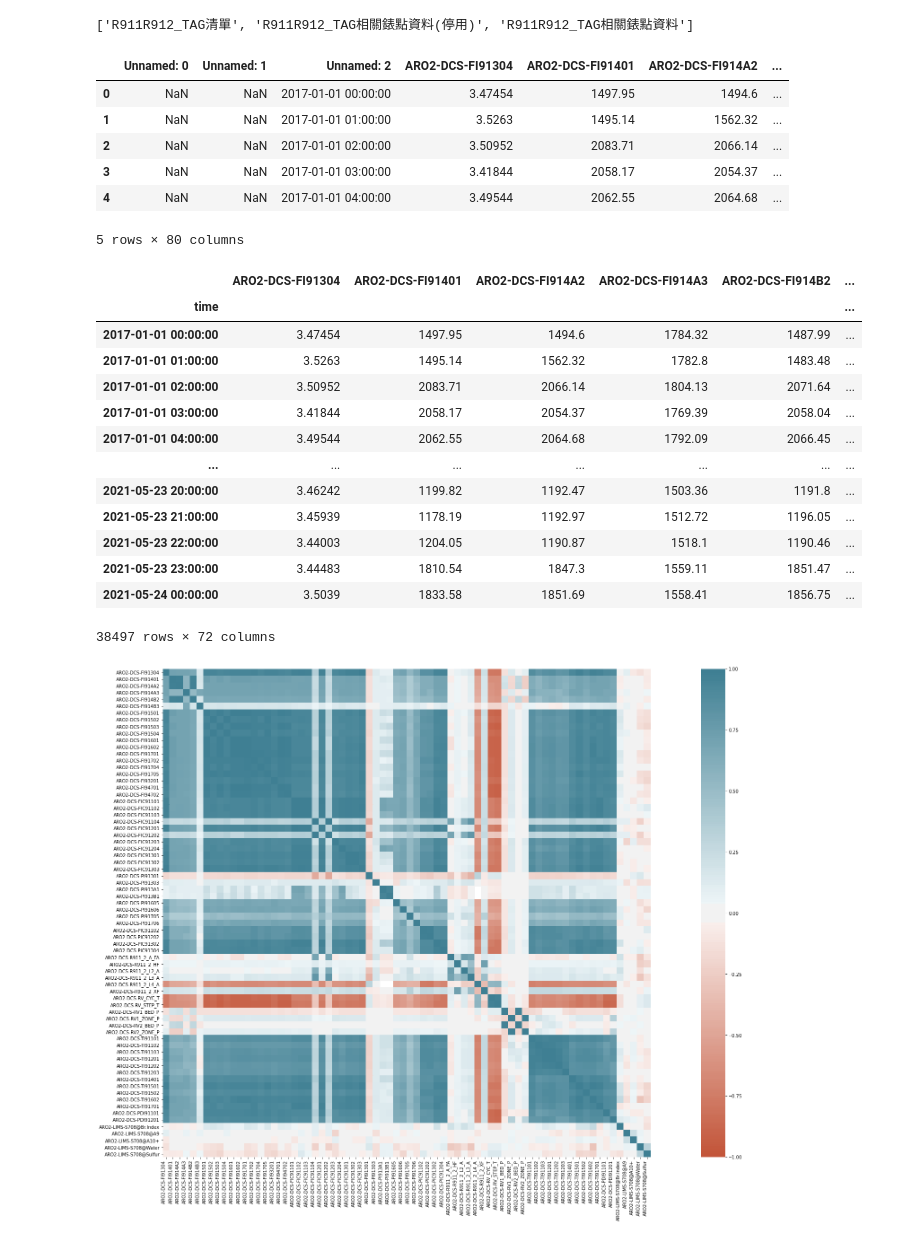
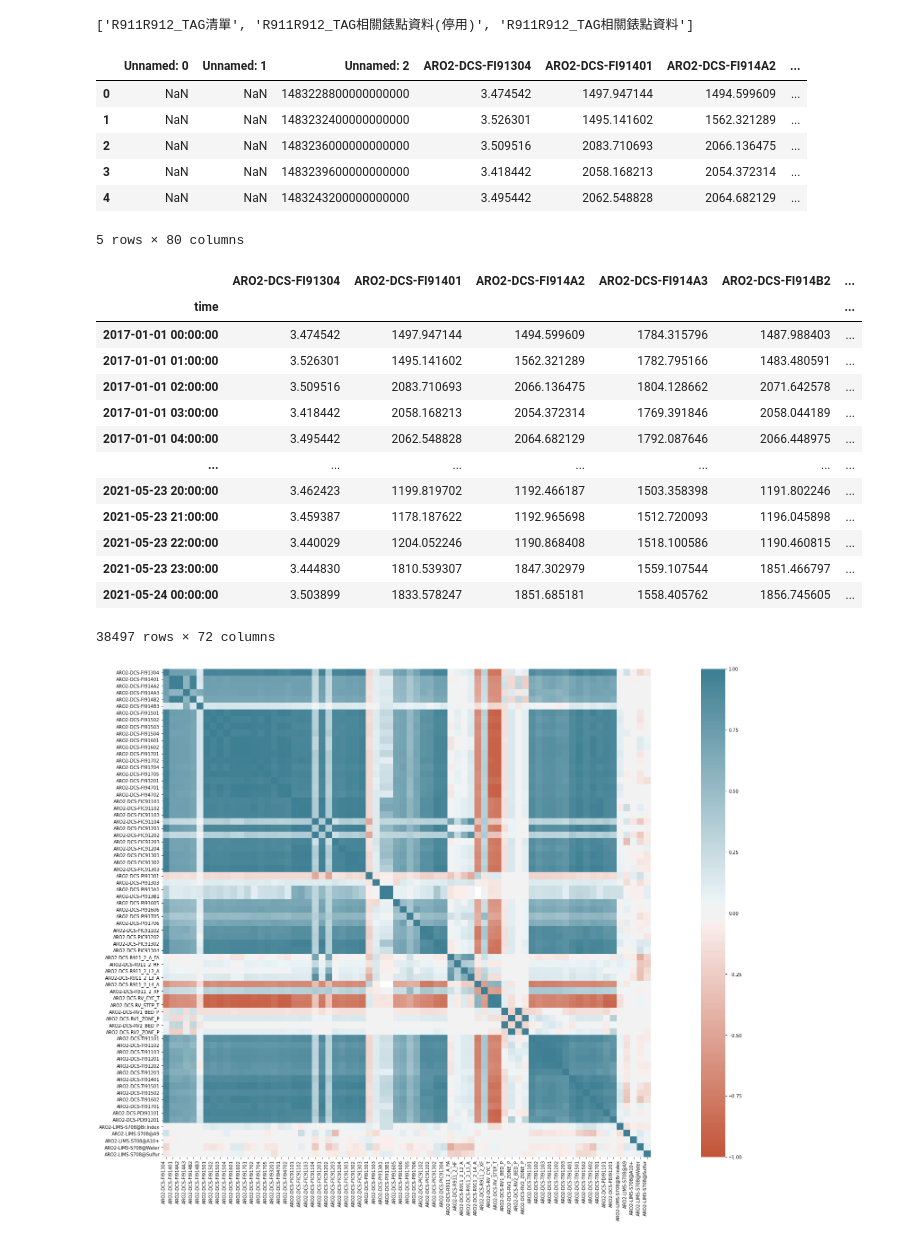
Before and after one commit to skywalker0803r/R911R912, a Jupyter notebook: EDA.ipynb, the cells around one changed output. Cells and saved outputs as stored; diff of their text form; code cells hidden in the pictures.

```diff
--- a/EDA.ipynb
+++ b/EDA.ipynb
@@ -11,14 +11,16 @@ sheets
 ['R911R912_TAG清單', 'R911R912_TAG相關錶點資料(停用)', 'R911R912_TAG相關錶點資料']
 # %%
 df = pd.read_excel(path,sheet_name='R911R912_TAG相關錶點資料')
+for i in df.columns:
+    df[i] = pd.to_numeric(df[i],errors='coerce')
 df.head()
 # %% [output]
 |  | Unnamed: 0 | Unnamed: 1 | Unnamed: 2 | ARO2-DCS-FI91304 | ARO2-DCS-FI91401 | ARO2-DCS-FI914A2 | ... |
-| 0 | NaN | NaN | 2017-01-01 00:00:00 | 3.47454 | 1497.95 | 1494.6 | ... |
-| 1 | NaN | NaN | 2017-01-01 01:00:00 | 3.5263 | 1495.14 | 1562.32 | ... |
-| 2 | NaN | NaN | 2017-01-01 02:00:00 | 3.50952 | 2083.71 | 2066.14 | ... |
-| 3 | NaN | NaN | 2017-01-01 03:00:00 | 3.41844 | 2058.17 | 2054.37 | ... |
-| 4 | NaN | NaN | 2017-01-01 04:00:00 | 3.49544 | 2062.55 | 2064.68 | ... |
+| 0 | NaN | NaN | 1483228800000000000 | 3.474542 | 1497.947144 | 1494.599609 | ... |
+| 1 | NaN | NaN | 1483232400000000000 | 3.526301 | 1495.141602 | 1562.321289 | ... |
+| 2 | NaN | NaN | 1483236000000000000 | 3.509516 | 2083.710693 | 2066.136475 | ... |
+| 3 | NaN | NaN | 1483239600000000000 | 3.418442 | 2058.168213 | 2054.372314 | ... |
+| 4 | NaN | NaN | 1483243200000000000 | 3.495442 | 2062.548828 | 2064.682129 | ... |
 5 rows × 80 columns
 # %%
 a = df.dropna(axis=1,how='all').set_index('Unnamed: 2')
@@ -28,17 +30,17 @@ a
 # %% [output]
 |  | ARO2-DCS-FI91304 | ARO2-DCS-FI91401 | ARO2-DCS-FI914A2 | ARO2-DCS-FI914A3 | ARO2-DCS-FI914B2 | ... |
 | time |  |  |  |  |  | ... |
-| 2017-01-01 00:00:00 | 3.47454 | 1497.95 | 1494.6 | 1784.32 | 1487.99 | ... |
-| 2017-01-01 01:00:00 | 3.5263 | 1495.14 | 1562.32 | 1782.8 | 1483.48 | ... |
-| 2017-01-01 02:00:00 | 3.50952 | 2083.71 | 2066.14 | 1804.13 | 2071.64 | ... |
-| 2017-01-01 03:00:00 | 3.41844 | 2058.17 | 2054.37 | 1769.39 | 2058.04 | ... |
-| 2017-01-01 04:00:00 | 3.49544 | 2062.55 | 2064.68 | 1792.09 | 2066.45 | ... |
+| 2017-01-01 00:00:00 | 3.474542 | 1497.947144 | 1494.599609 | 1784.315796 | 1487.988403 | ... |
+| 2017-01-01 01:00:00 | 3.526301 | 1495.141602 | 1562.321289 | 1782.795166 | 1483.480591 | ... |
+| 2017-01-01 02:00:00 | 3.509516 | 2083.710693 | 2066.136475 | 1804.128662 | 2071.642578 | ... |
+| 2017-01-01 03:00:00 | 3.418442 | 2058.168213 | 2054.372314 | 1769.391846 | 2058.044189 | ... |
+| 2017-01-01 04:00:00 | 3.495442 | 2062.548828 | 2064.682129 | 1792.087646 | 2066.448975 | ... |
 | ... | ... | ... | ... | ... | ... | ... |
-| 2021-05-23 20:00:00 | 3.46242 | 1199.82 | 1192.47 | 1503.36 | 1191.8 | ... |
-| 2021-05-23 21:00:00 | 3.45939 | 1178.19 | 1192.97 | 1512.72 | 1196.05 | ... |
-| 2021-05-23 22:00:00 | 3.44003 | 1204.05 | 1190.87 | 1518.1 | 1190.46 | ... |
-| 2021-05-23 23:00:00 | 3.44483 | 1810.54 | 1847.3 | 1559.11 | 1851.47 | ... |
-| 2021-05-24 00:00:00 | 3.5039 | 1833.58 | 1851.69 | 1558.41 | 1856.75 | ... |
+| 2021-05-23 20:00:00 | 3.462423 | 1199.819702 | 1192.466187 | 1503.358398 | 1191.802246 | ... |
+| 2021-05-23 21:00:00 | 3.459387 | 1178.187622 | 1192.965698 | 1512.720093 | 1196.045898 | ... |
+| 2021-05-23 22:00:00 | 3.440029 | 1204.052246 | 1190.868408 | 1518.100586 | 1190.460815 | ... |
+| 2021-05-23 23:00:00 | 3.444830 | 1810.539307 | 1847.302979 | 1559.107544 | 1851.466797 | ... |
+| 2021-05-24 00:00:00 | 3.503899 | 1833.578247 | 1851.685181 | 1558.405762 | 1856.745605 | ... |
 38497 rows × 72 columns
 # %%
 import seaborn as sns
@@ -58,4 +60,4 @@ ax.set_xticklabels(
     horizontalalignment='right'
 );
 # %% [output]
-[figure, old version]
+[figure, new version]
```
Also changed, not shown: parts of 6 cells of this notebook.
